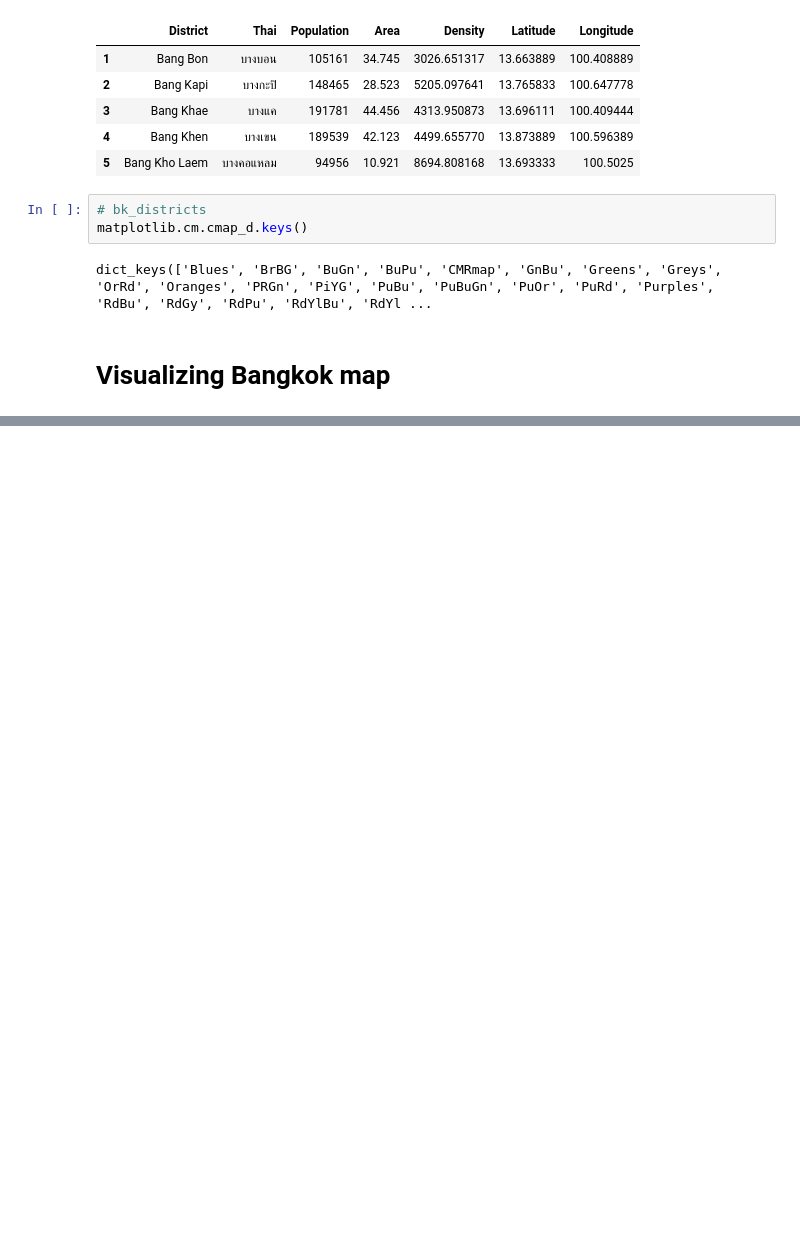
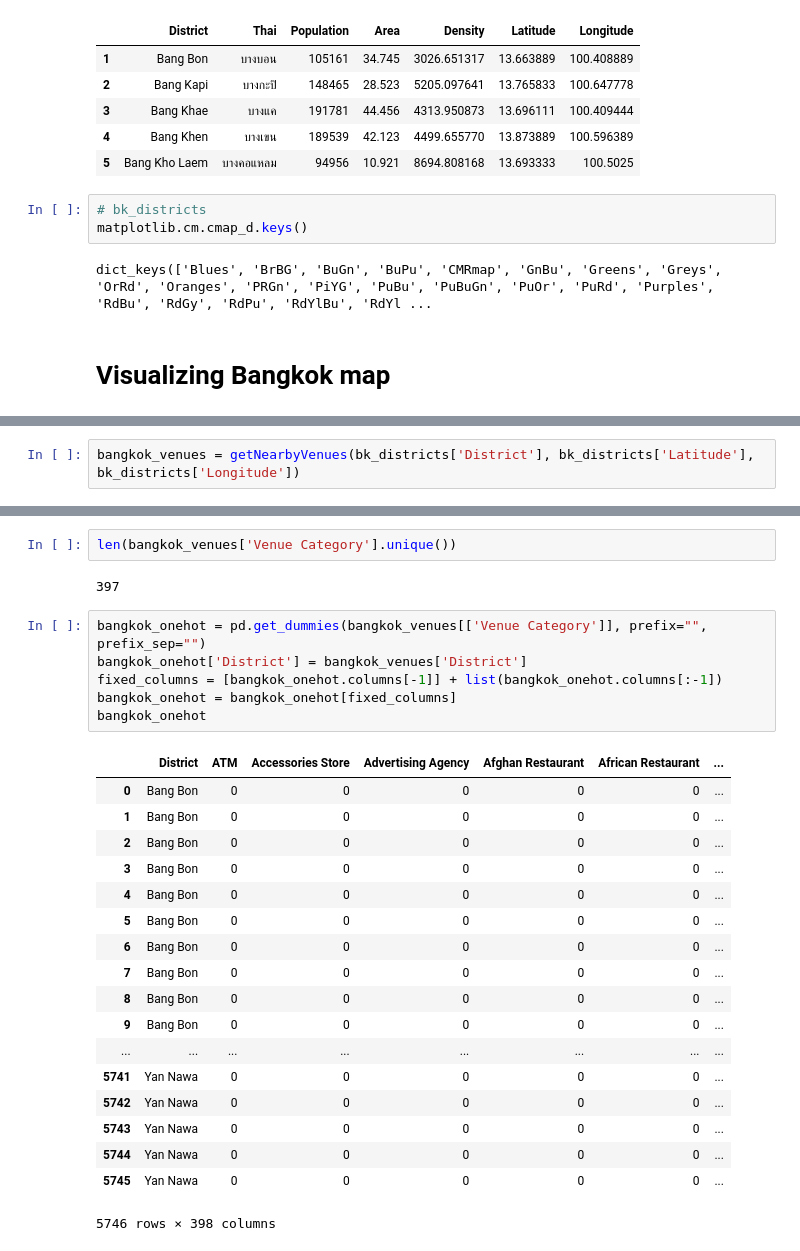
Before and after one commit to UdbT/The-Battle-of-Neighborhoods, a Jupyter notebook: Bangkok Clustering.ipynb, the cells around one changed output, grey strips where cells are left out. Drawn from its saved outputs; the diff is of its cells as text; blank space fills up the shorter version.

```diff
--- a/Bangkok Clustering.ipynb
+++ b/Bangkok Clustering.ipynb
@@ -271,0 +243,2 @@ map_bangkok
+# %%
+bangkok_venues = getNearbyVenues(bk_districts['District'], bk_districts['Latitude'], bk_districts['Longitude'])
@@ -271,0 +263,29 @@ map_bangkok
+# %%
+len(bangkok_venues['Venue Category'].unique())
+# %% [output]
+397
+# %%
+bangkok_onehot = pd.get_dummies(bangkok_venues[['Venue Category']], prefix="", prefix_sep="")
+bangkok_onehot['District'] = bangkok_venues['District']
+fixed_columns = [bangkok_onehot.columns[-1]] + list(bangkok_onehot.columns[:-1])
+bangkok_onehot = bangkok_onehot[fixed_columns]
+bangkok_onehot
+# %% [output]
+|  | District | ATM | Accessories Store | Advertising Agency | Afghan Restaurant | African Restaurant | ... |
+| 0 | Bang Bon | 0 | 0 | 0 | 0 | 0 | ... |
+| 1 | Bang Bon | 0 | 0 | 0 | 0 | 0 | ... |
+| 2 | Bang Bon | 0 | 0 | 0 | 0 | 0 | ... |
+| 3 | Bang Bon | 0 | 0 | 0 | 0 | 0 | ... |
+| 4 | Bang Bon | 0 | 0 | 0 | 0 | 0 | ... |
+| 5 | Bang Bon | 0 | 0 | 0 | 0 | 0 | ... |
+| 6 | Bang Bon | 0 | 0 | 0 | 0 | 0 | ... |
+| 7 | Bang Bon | 0 | 0 | 0 | 0 | 0 | ... |
+| 8 | Bang Bon | 0 | 0 | 0 | 0 | 0 | ... |
+| 9 | Bang Bon | 0 | 0 | 0 | 0 | 0 | ... |
+| ... | ... | ... | ... | ... | ... | ... | ... |
+| 5741 | Yan Nawa | 0 | 0 | 0 | 0 | 0 | ... |
+| 5742 | Yan Nawa | 0 | 0 | 0 | 0 | 0 | ... |
+| 5743 | Yan Nawa | 0 | 0 | 0 | 0 | 0 | ... |
+| 5744 | Yan Nawa | 0 | 0 | 0 | 0 | 0 | ... |
+| 5745 | Yan Nawa | 0 | 0 | 0 | 0 | 0 | ... |
+5746 rows × 398 columns
```
Also changed, not shown: parts of 4 cells of this notebook, 3 other files.
